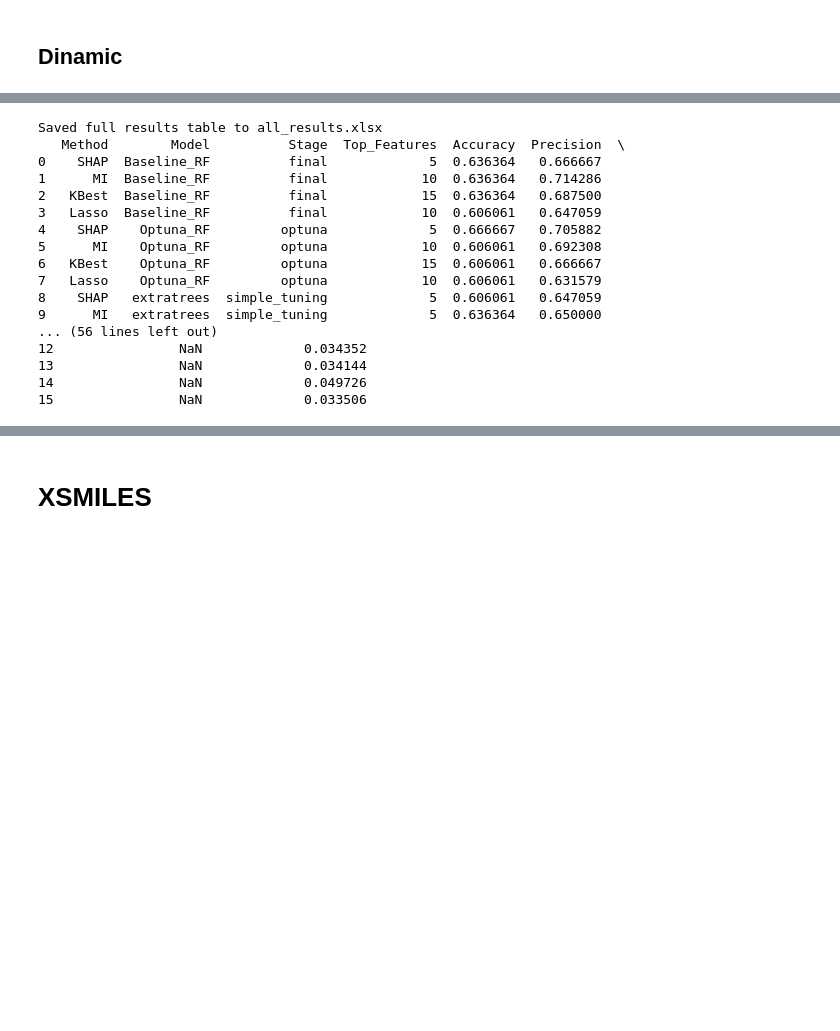
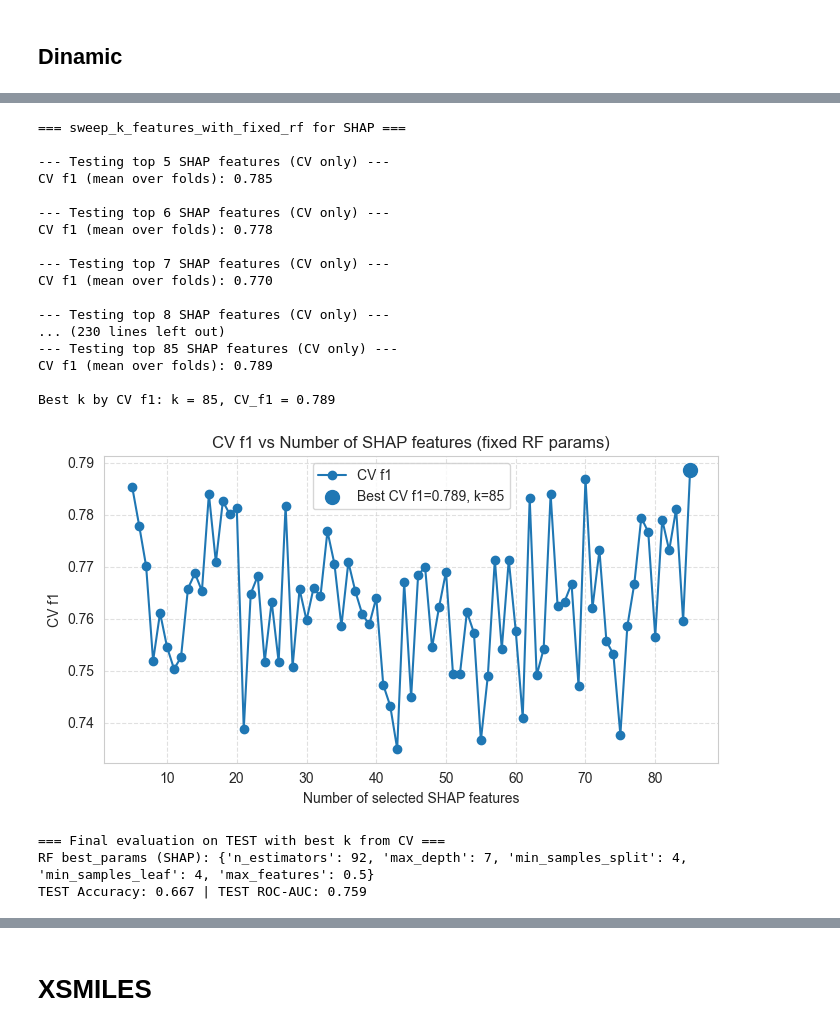
Before and after one commit to erikrogansky/ToxiPred, a Jupyter notebook: RFfp_ds_chemico_xsmiles.ipynb, the cells around one changed output, grey strips where cells are left out. Cells and saved outputs as stored; diff of their text form; code cells hidden in the pictures; blank space fills up the shorter version.

```diff
--- a/RFfp_ds_chemico_xsmiles.ipynb
+++ b/RFfp_ds_chemico_xsmiles.ipynb
@@ -1770,17 +1285,0 @@ def plot_curves(model, X_test, y_test, name):
-# %%
-best_params_list = nested_cv_evaluate(X_train, y_train)
-
-# выбираем медианные параметры
-from statistics import median
-best_params = best_params_list[len(best_params_list)//2]
-
-# финальные ансамбли
-rf, stack, vote = build_ensembles(X_train, y_train, best_params)
-
-# оценка на тесте
-eval_model("Tuned RF", rf, X_test, y_test)
-eval_model("Stacking", stack, X_test, y_test)
-eval_model("Soft Voting", vote, X_test, y_test)
-
-# графики
-plot_curves(vote, X_test, y_test, "Soft Voting")
@@ -2136,21 +1400,0 @@ Tento kód postupne prechádza rôzne počty najdôležitejších SHAP-príznako
-# %%
-final_table = save_results_table("../all_results.xlsx")
-print(final_table)
-# %% [output]
-Saved full results table to all_results.xlsx
-   Method        Model          Stage  Top_Features  Accuracy  Precision  \
-0    SHAP  Baseline_RF          final             5  0.636364   0.666667
-1      MI  Baseline_RF          final            10  0.636364   0.714286
-2   KBest  Baseline_RF          final            15  0.636364   0.687500
-3   Lasso  Baseline_RF          final            10  0.606061   0.647059
-4    SHAP    Optuna_RF         optuna             5  0.666667   0.705882
-5      MI    Optuna_RF         optuna            10  0.606061   0.692308
-6   KBest    Optuna_RF         optuna            15  0.606061   0.666667
-7   Lasso    Optuna_RF         optuna            10  0.606061   0.631579
-8    SHAP   extratrees  simple_tuning             5  0.606061   0.647059
-9      MI   extratrees  simple_tuning             5  0.636364   0.650000
-... (56 lines left out)
-12                NaN             0.034352
-13                NaN             0.034144
-14                NaN             0.049726
-15                NaN             0.033506
@@ -2156,0 +1520,41 @@ Saved full results table to all_results.xlsx
+# %%
+# достаём best_params для SHAP из rf_results_df
+shap_row = rf_results_df[rf_results_df["Method"] == "SHAP"].iloc[0]
+best_params_shap = shap_row["Params"]
+best_shap = shap_row["Best_N"]      # или уже имеешь отдельно
+
+res_shap = sweep_k_features_with_fixed_rf(
+    method_name="SHAP",
+    feature_ranking=shap_features,
+    best_n_method=best_shap,
+    best_params=best_params_shap,
+    X_train=X_train,
+    X_test=X_test,
+    y_train=y_train,
+    y_test=y_test,
+    k_min=5,
+    scoring="f1",
+    plot=True,
+)
+# %% [output]
+=== sweep_k_features_with_fixed_rf for SHAP ===
+
+--- Testing top 5 SHAP features (CV only) ---
+CV f1 (mean over folds): 0.785
+
+--- Testing top 6 SHAP features (CV only) ---
+CV f1 (mean over folds): 0.778
+
+--- Testing top 7 SHAP features (CV only) ---
+CV f1 (mean over folds): 0.770
+
+--- Testing top 8 SHAP features (CV only) ---
+... (230 lines left out)
+--- Testing top 85 SHAP features (CV only) ---
+CV f1 (mean over folds): 0.789
+
+Best k by CV f1: k = 85, CV_f1 = 0.789
+[figure, added]
+=== Final evaluation on TEST with best k from CV ===
+RF best_params (SHAP): {'n_estimators': 92, 'max_depth': 7, 'min_samples_split': 4, 'min_samples_leaf': 4, 'max_features': 0.5}
+TEST Accuracy: 0.667 | TEST ROC-AUC: 0.759
```
Also changed, not shown: parts of 41 cells of this notebook.
